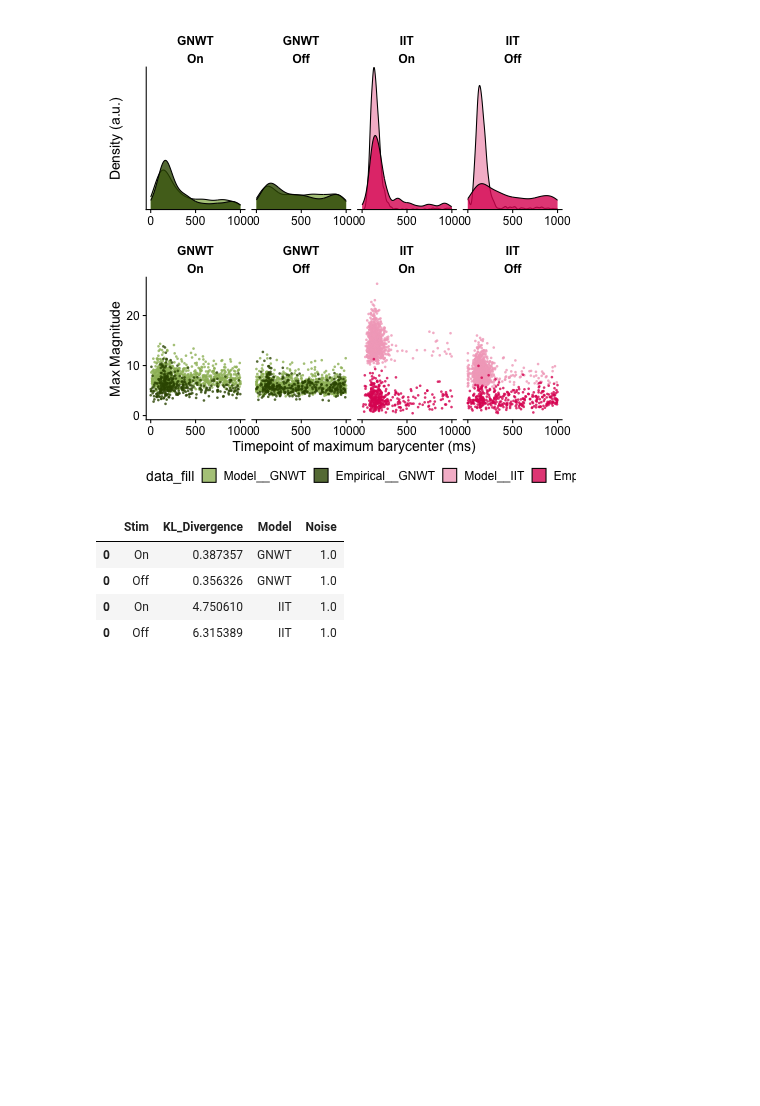
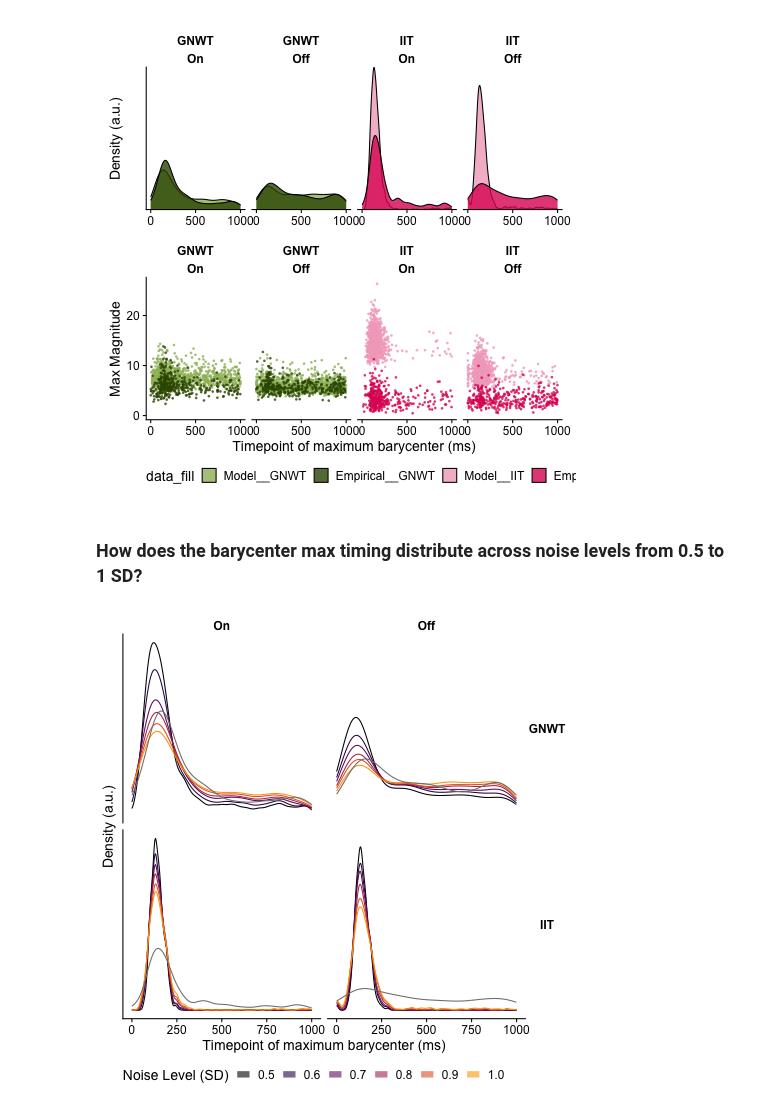
Before and after one commit to anniegbryant/MEG_functional_connectivity, a Jupyter notebook: data_visualization/barycenter_empirical_analysis.ipynb, the cells around one changed output. Cells and saved outputs as stored; diff of their text form; code cells hidden in the pictures; blank space fills up the shorter version.

Commit message:
Add noise KL analysis code + figures

```diff
--- a/data_visualization/barycenter_empirical_analysis.ipynb
+++ b/data_visualization/barycenter_empirical_analysis.ipynb
@@ -701,11 +633,30 @@ for model in ["GNWT", "IIT"]:
 
 # Concatenate the results
 all_KL_results = pd.concat(all_KL_results_list)
-# %%
-all_KL_results.query("Noise==1")
-# %% [output]
-|  | Stim | KL_Divergence | Model | Noise |
-| 0 | On | 0.387357 | GNWT | 1.0 |
-| 0 | Off | 0.356326 | GNWT | 1.0 |
-| 0 | On | 4.750610 | IIT | 1.0 |
-| 0 | Off | 6.315389 | IIT | 1.0 |
+# %% [markdown]
+### How does the barycenter max timing distribute across noise levels from 0.5 to 1 SD?
+# %%
+%%R -i all_data_for_comparison
+
+plasma_colors <- viridis::inferno(6)[1:5]
+
+all_data_for_comparison %>%
+    mutate(Stim = factor(Stim, levels=c("On", "Off"))) %>%
+    ggplot(data=., mapping=aes(x=Max_Time, group=Noise, color=Noise)) +
+    # Set density line alpha to 0.6
+    geom_density(aes(color = Noise), alpha = 0.6, fill = NA, key_glyph = draw_key_path) +
+    facet_grid(Model ~ Stim, scales='free') +
+    ylab("Density (a.u.)") +
+    xlab("Timepoint of maximum barycenter (ms)")   +
+    scale_color_gradientn(colors=plasma_colors) +
+    guides(color=guide_legend(title="Noise Level (SD)", override.aes = list(linewidth = 3), nrow=1)) +
+    theme(axis.text.y = element_blank(),
+          axis.ticks.y = element_blank(),
+          legend.position="bottom",
+          strip.background = element_blank(),
+            strip.text.x = element_text(face='bold'),
+            strip.text.y = element_text(angle=0, face='bold'))
+
+# ggsave("../plots/modeling/Noise_model_vs_empirical_max_Euclidean_squared_barycenter.svg", width=5.5, height=4, units='in', dpi=300)
+# %% [output]
+[figure, added]
```
Also changed, not shown: parts of 5 cells of this notebook, 4 other files.
